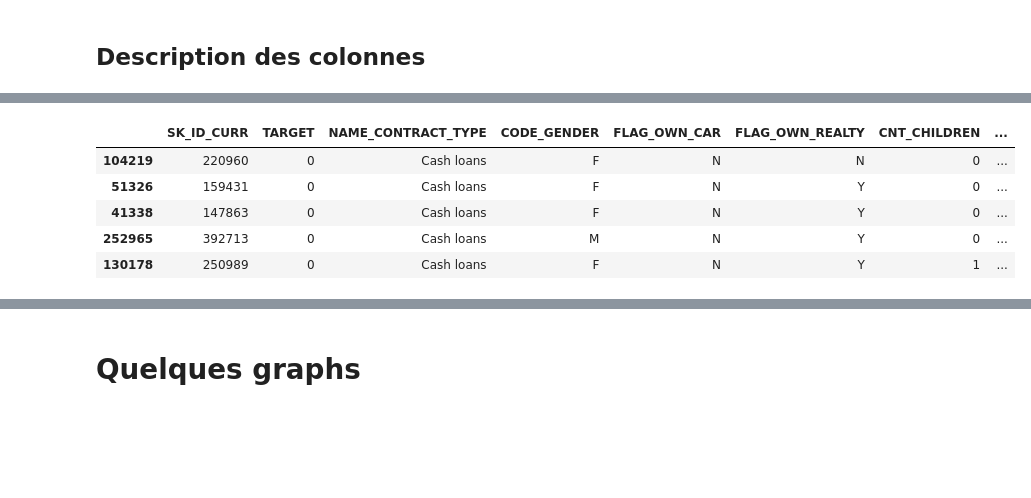
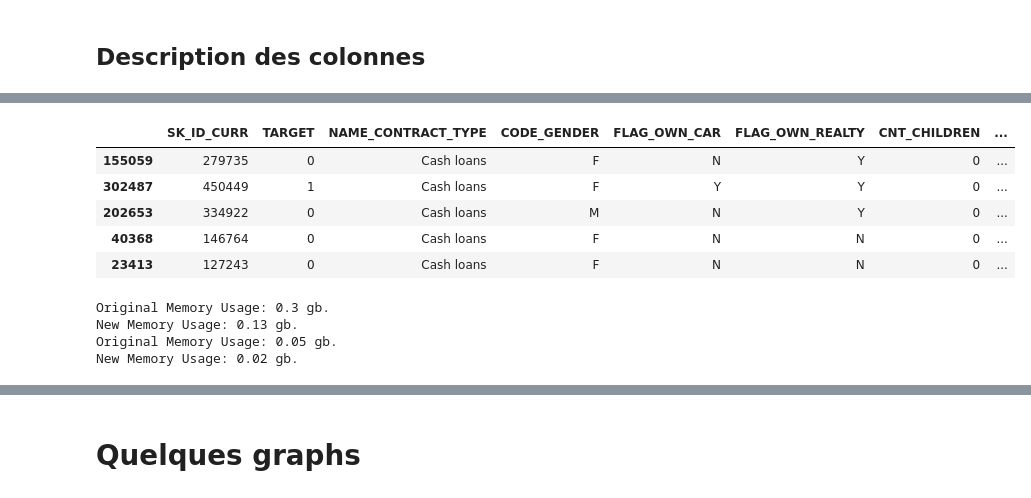
Before and after one commit to vtalbo/credit_default_risk, a Jupyter notebook: Implémentez un modèle de scoring.ipynb, the cells around one changed output, grey strips where cells are left out. Saved outputs shown, nothing was run; the diff lists cells and outputs as text; code cells hidden in the pictures; blank space fills up the shorter version.

```diff
--- a/Implémentez un modèle de scoring.ipynb
+++ b/Implémentez un modèle de scoring.ipynb
@@ -27,9 +31,12 @@ import pandas as pd
 import numpy as np
 import matplotlib.pyplot as plt
 import seaborn as sns
+import gc
 
 # bokeh basics
 from bokeh.plotting import figure
 from bokeh.io import show, output_notebook
 
 pd.set_option('display.max_columns', 200) #Pour avoir accès à toutes les colonnes dans la méthode display
+pd.set_option('display.max_rows', 200) #Pour avoir accès à toutes les colonnes dans la méthode display
+pd.set_option('max_colwidth', 255)
@@ -82,10 +336,20 @@ columns_description
 # %%
-application_train.sample(5)
+app_test = pd.read_csv('home-credit-default-risk/application_test.csv')
+app_train = pd.read_csv('home-credit-default-risk/application_train.csv')
+app_train.sample(5)
 # %% [output]
 |  | SK_ID_CURR | TARGET | NAME_CONTRACT_TYPE | CODE_GENDER | FLAG_OWN_CAR | FLAG_OWN_REALTY | CNT_CHILDREN | ... |
-| 104219 | 220960 | 0 | Cash loans | F | N | N | 0 | ... |
-| 51326 | 159431 | 0 | Cash loans | F | N | Y | 0 | ... |
-| 41338 | 147863 | 0 | Cash loans | F | N | Y | 0 | ... |
-| 252965 | 392713 | 0 | Cash loans | M | N | Y | 0 | ... |
-| 130178 | 250989 | 0 | Cash loans | F | N | Y | 1 | ... |
+| 155059 | 279735 | 0 | Cash loans | F | N | Y | 0 | ... |
+| 302487 | 450449 | 1 | Cash loans | F | Y | Y | 0 | ... |
+| 202653 | 334922 | 0 | Cash loans | M | N | Y | 0 | ... |
+| 40368 | 146764 | 0 | Cash loans | F | N | N | 0 | ... |
+| 23413 | 127243 | 0 | Cash loans | F | N | N | 0 | ... |
+# %%
+convert_types(app_train, print_info = True)
+convert_types(app_test, print_info = True)
+# %% [output]
+Original Memory Usage: 0.3 gb.
+New Memory Usage: 0.13 gb.
+Original Memory Usage: 0.05 gb.
+New Memory Usage: 0.02 gb.
 # %%
```
Also changed, not shown: parts of 186 cells of this notebook.
